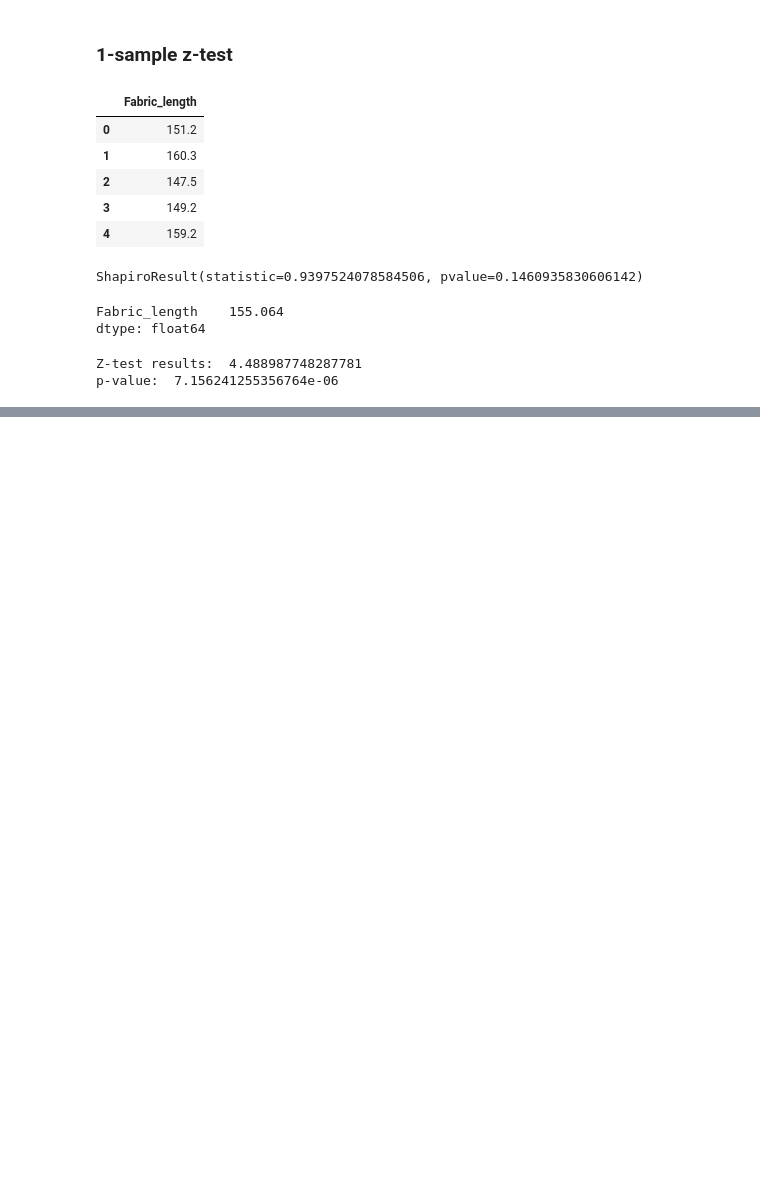
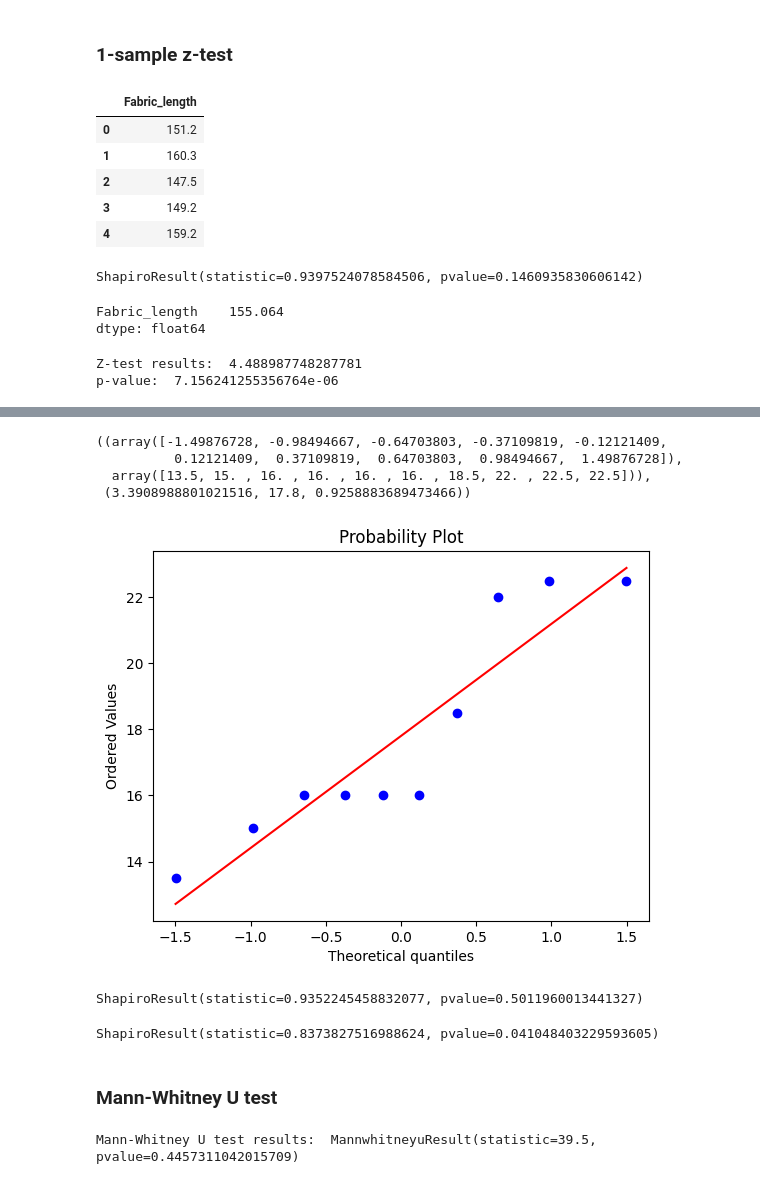
Before and after one commit to parth-gz/Data-Science, a Jupyter notebook: 17 - Hypothesis Testing/hypothesis_testing.ipynb, the cells around one changed output, grey strips where cells are left out. Cells and saved outputs as stored; diff of their text form; code cells hidden in the pictures; blank space fills up the shorter version.

```diff
--- a/17 - Hypothesis Testing/hypothesis_testing.ipynb
+++ b/17 - Hypothesis Testing/hypothesis_testing.ipynb
@@ -110,0 +133,8 @@ p-value:  7.156241255356764e-06
+# %%
+stats.probplot(fuel.with_additive,dist='norm',plot=pylab)
+# %% [output]
+((array([-1.49876728, -0.98494667, -0.64703803, -0.37109819, -0.12121409,
+          0.12121409,  0.37109819,  0.64703803,  0.98494667,  1.49876728]),
+  array([13.5, 15. , 16. , 16. , 16. , 16. , 18.5, 22. , 22.5, 22.5])),
+ (3.3908988801021516, 17.8, 0.9258883689473466))
+[figure, added]
@@ -110,0 +144,5 @@ p-value:  7.156241255356764e-06
+# %%
+#shapiro test
+stats.shapiro(fuel.without_additive)
+# %% [output]
+ShapiroResult(statistic=0.9352245458832077, pvalue=0.5011960013441327)
@@ -110,0 +151,4 @@ p-value:  7.156241255356764e-06
+# %%
+stats.shapiro(fuel.with_additive)
+# %% [output]
+ShapiroResult(statistic=0.8373827516988624, pvalue=0.041048403229593605)
@@ -110,0 +157,7 @@ p-value:  7.156241255356764e-06
+# %% [markdown]
+### Mann-Whitney U test
+# %%
+mannwhitney_result=stats.mannwhitneyu(fuel.without_additive,fuel.with_additive)
+print("Mann-Whitney U test results: ",mannwhitney_result)
+# %% [output]
+Mann-Whitney U test results:  MannwhitneyuResult(statistic=39.5, pvalue=0.4457311042015709)
```
Also changed, not shown: parts of 19 cells of this notebook.
